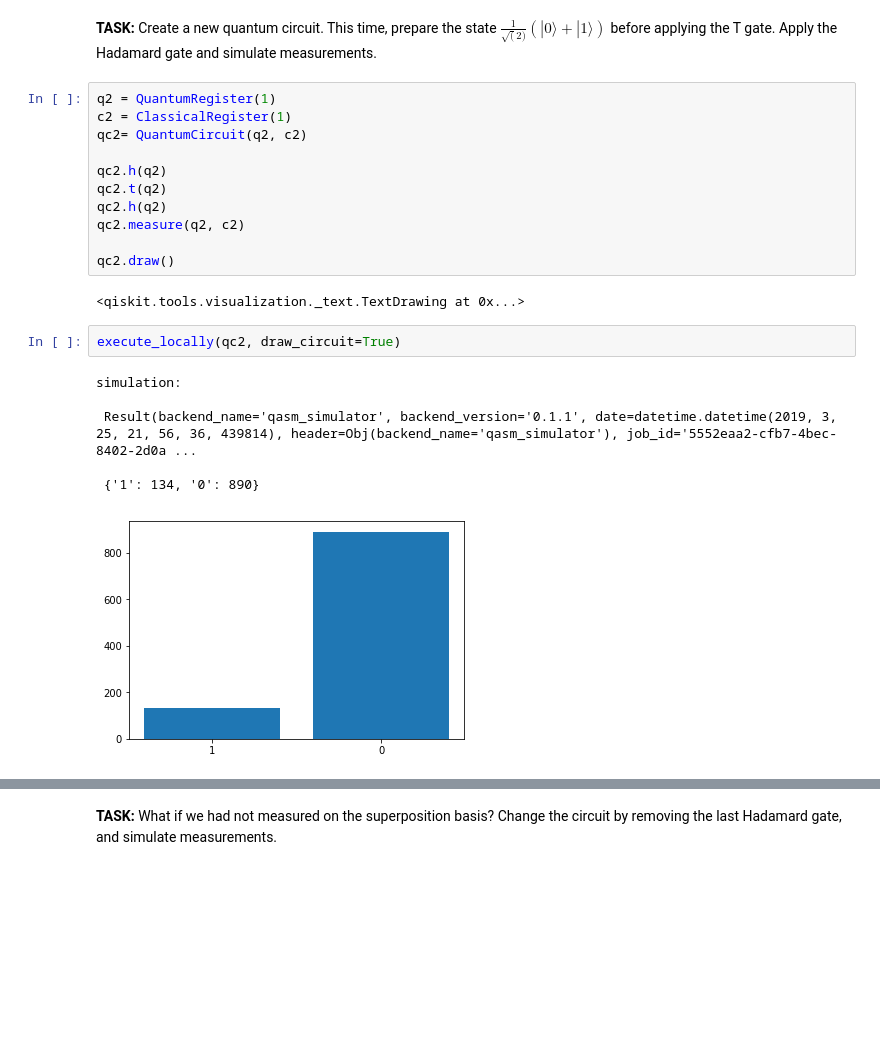
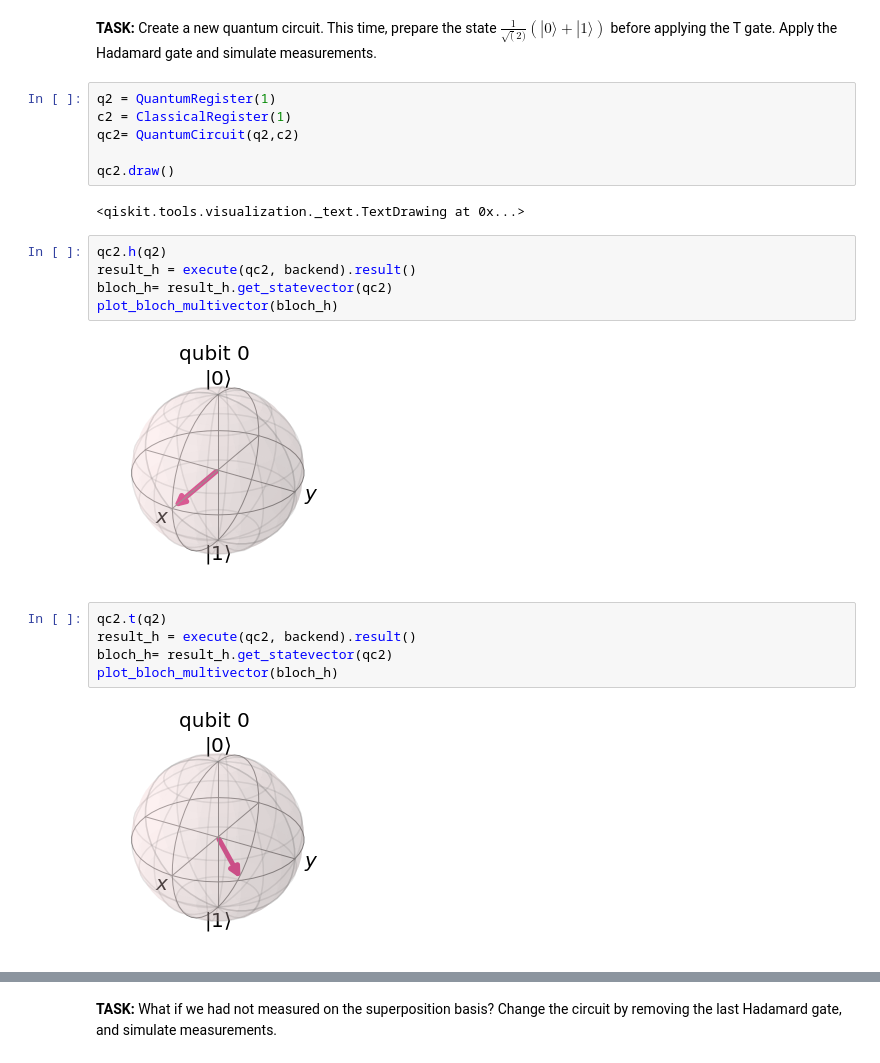
Before and after one commit to afonsofr/Qiskit_hands_on, a Jupyter notebook: qiskit_algorithms/QISKit_algorithms.ipynb, the cells around one changed output, grey strips where cells are left out. Drawn from its saved outputs; the diff is of its cells as text; blank space fills up the shorter version.

```diff
--- a/qiskit_algorithms/QISKit_algorithms.ipynb
+++ b/qiskit_algorithms/QISKit_algorithms.ipynb
@@ -104,22 +131,22 @@ simulation:
 # %%
 q2 = QuantumRegister(1)
 c2 = ClassicalRegister(1)
-qc2= QuantumCircuit(q2, c2)
-
-qc2.h(q2)
-qc2.t(q2)
-qc2.h(q2)
-qc2.measure(q2, c2)
+qc2= QuantumCircuit(q2,c2)
 
 qc2.draw()
 # %% [output]
 <qiskit.tools.visualization._text.TextDrawing at 0x...>
-# %%
-execute_locally(qc2, draw_circuit=True)
-# %% [output]
-simulation:
-
- Result(backend_name='qasm_simulator', backend_version='0.1.1', date=datetime.datetime(2019, 3, 25, 21, 56, 36, 439814), header=Obj(backend_name='qasm_simulator'), job_id='5552eaa2-cfb7-4bec-8402-2d0a ...
-
- {'1': 134, '0': 890}
-[figure, removed]
+# %%
+qc2.h(q2)
+result_h = execute(qc2, backend).result()
+bloch_h= result_h.get_statevector(qc2)
+plot_bloch_multivector(bloch_h)
+# %% [output]
+[figure, added]
+# %%
+qc2.t(q2)
+result_h = execute(qc2, backend).result()
+bloch_h= result_h.get_statevector(qc2)
+plot_bloch_multivector(bloch_h)
+# %% [output]
+[figure, added]
```
Also changed, not shown: parts of 18 cells of this notebook.
